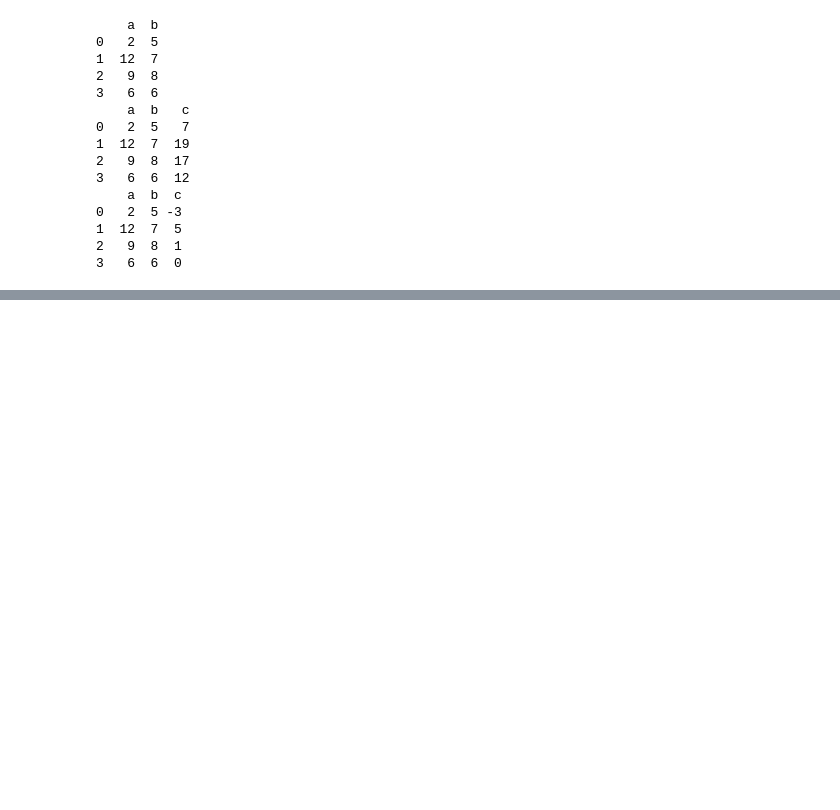
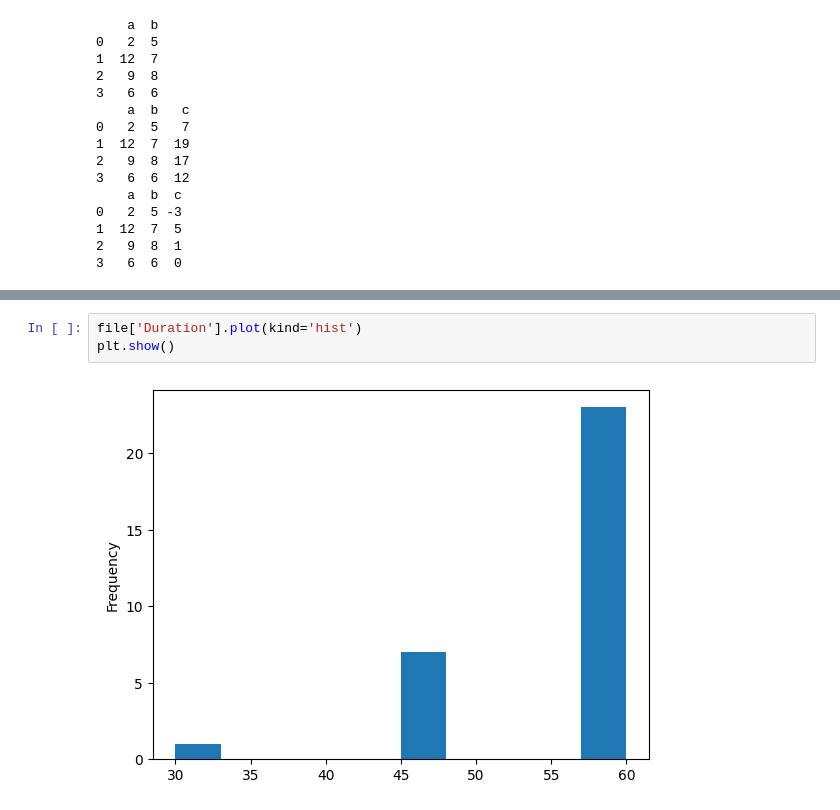
Before and after one commit to tahseen2003/python, a Jupyter notebook: practice.ipynb, the cells around one changed output, grey strips where cells are left out. Saved outputs shown, nothing was run; the diff lists cells and outputs as text; blank space fills up the shorter version.

```diff
--- a/practice.ipynb
+++ b/practice.ipynb
@@ -373,0 +557,5 @@ print(new)
+# %%
+file['Duration'].plot(kind='hist')
+plt.show()
+# %% [output]
+[figure, added]
```
Also changed, not shown: parts of 17 cells of this notebook, 1 other file.
